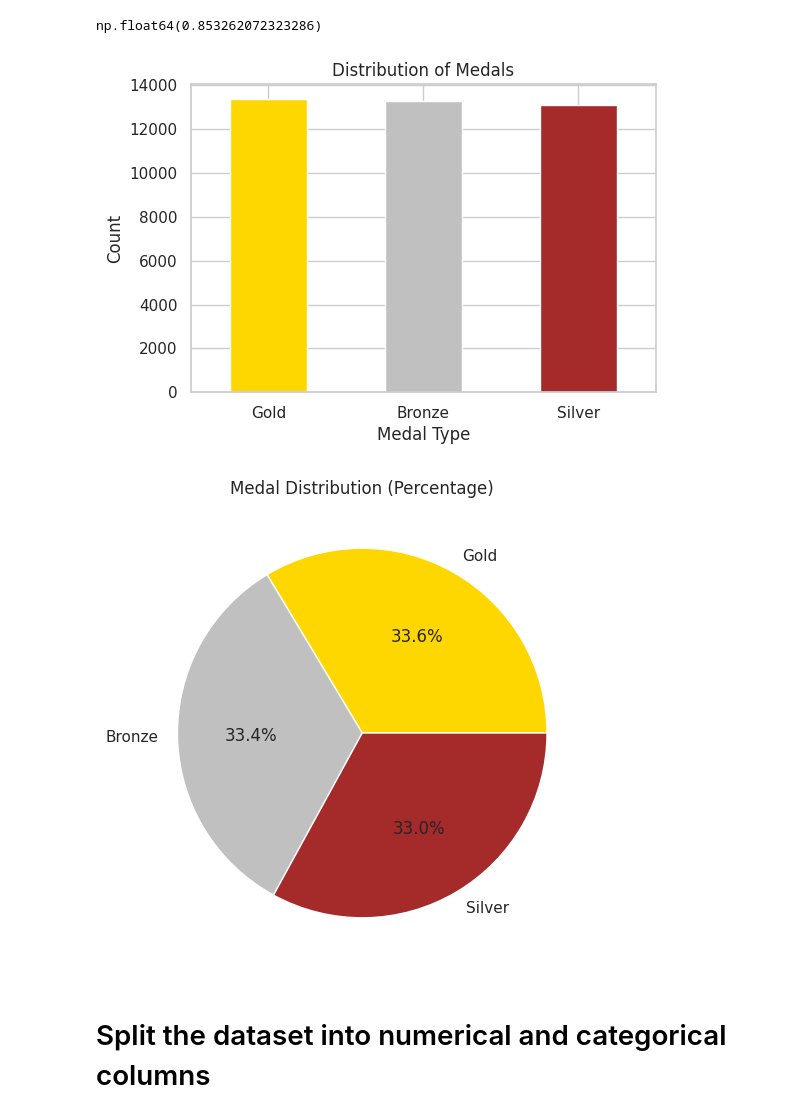
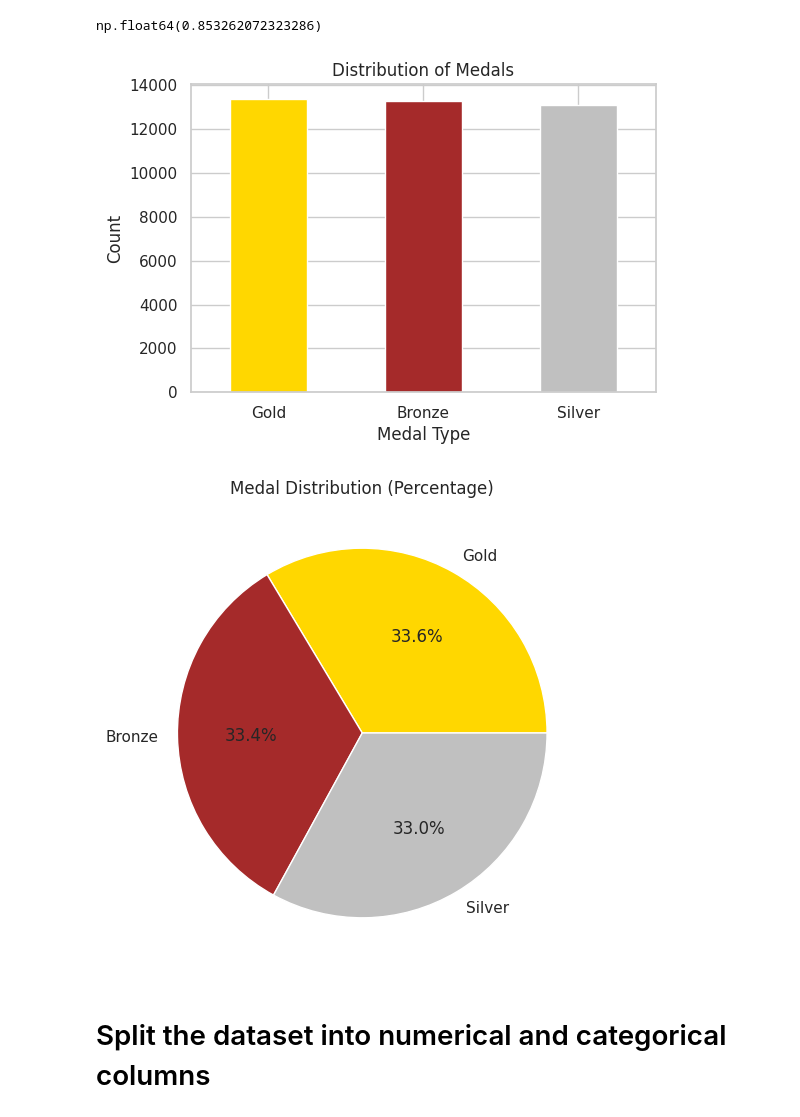
Before and after one commit to Ahlam93/MentorAI_Olymbic_Project, a Jupyter notebook: Olymbic_Project__1st.ipynb, the cells around one changed output. Cells and saved outputs as stored; diff of their text form; code cells hidden in the pictures.

```diff
--- a/Olymbic_Project__1st.ipynb
+++ b/Olymbic_Project__1st.ipynb
@@ -129,7 +131,7 @@ plt.figure(figsize=(6, 4))
 # Plot counts of each medal type with colors representing the medal
 data['Medal'].value_counts().plot(
     kind='bar',
-    color=['gold', 'silver', 'brown']  # Gold, Silver, Bronze
+    color=['gold', 'brown','silver']  # Gold, Silver, Bronze
 )
 
 # Add chart title and axis labels
@@ -147,30 +149,30 @@ plt.show()
 # This bar chart shows how many athletes won each type of medal.
 # It helps to quickly see which medal is most common and the overall medal distribution.
 # %% [output]
-[figure, old version]
+[figure, new version]
 # %%
 # Create a pie chart to visualize the percentage distribution of medals
 plt.figure(figsize=(6, 6))
 
 # Plot normalized counts of each medal type as percentages
 data['Medal'].value_counts(normalize=True).plot(
     kind='pie',
     autopct='%1.1f%%',             # Show percentage on each slice
-    colors=['gold', 'silver', 'brown']  # Gold, Silver, Bronze
+    colors=['gold',  'brown','silver',]  # Gold, Silver, Bronze
 )
 
 # Add chart title and remove y-axis label for cleaner look
 plt.title('Medal Distribution (Percentage)')
 plt.ylabel('')
 
 # Display the plot
 plt.show()
 
 # Comment:
 # This pie chart shows the proportion of athletes who won each type of medal.
 # It clearly visualizes the percentage share of Gold, Silver, and Bronze medals.
 # %% [output]
-[figure, old version]
+[figure, new version]
 # %% [markdown]
 # Split the dataset into numerical and categorical columns
 # %%
```
Also changed, not shown: parts of 1 cell of this notebook.
